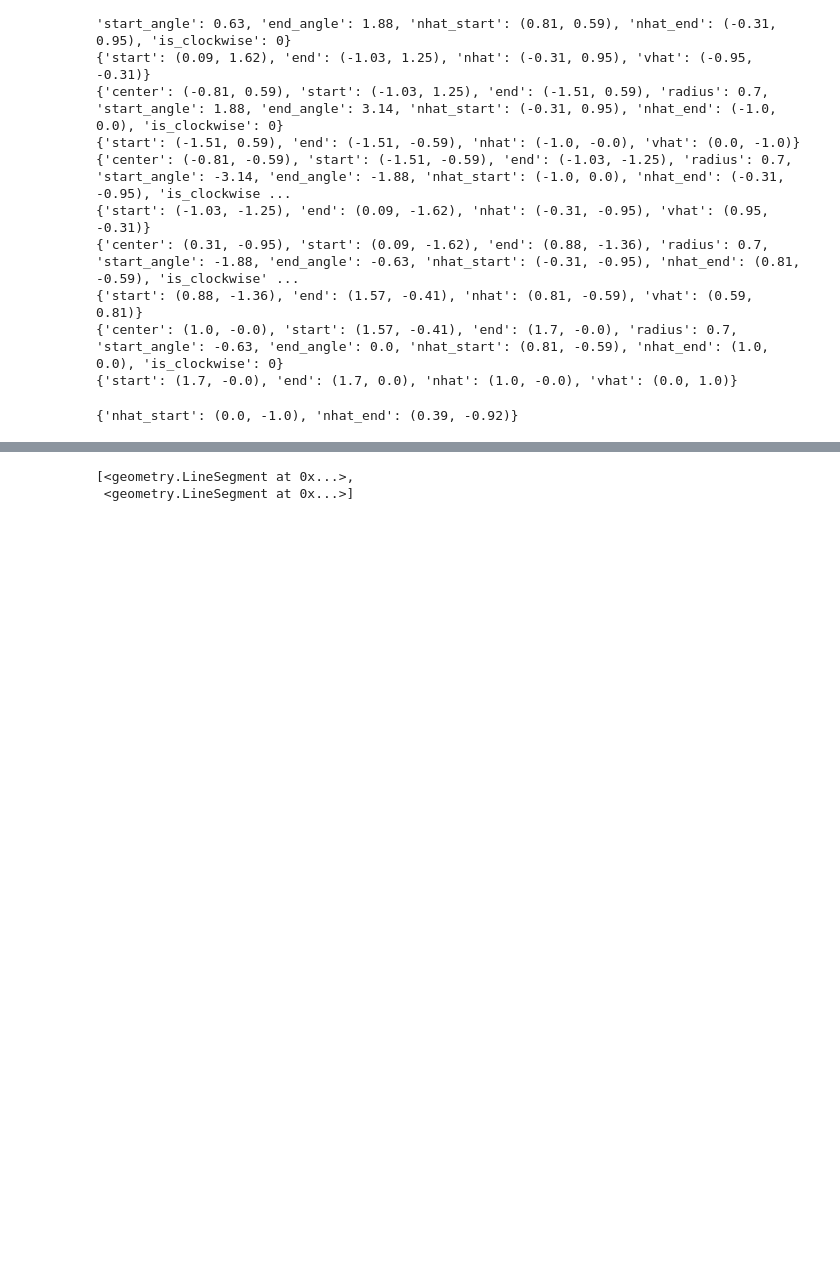
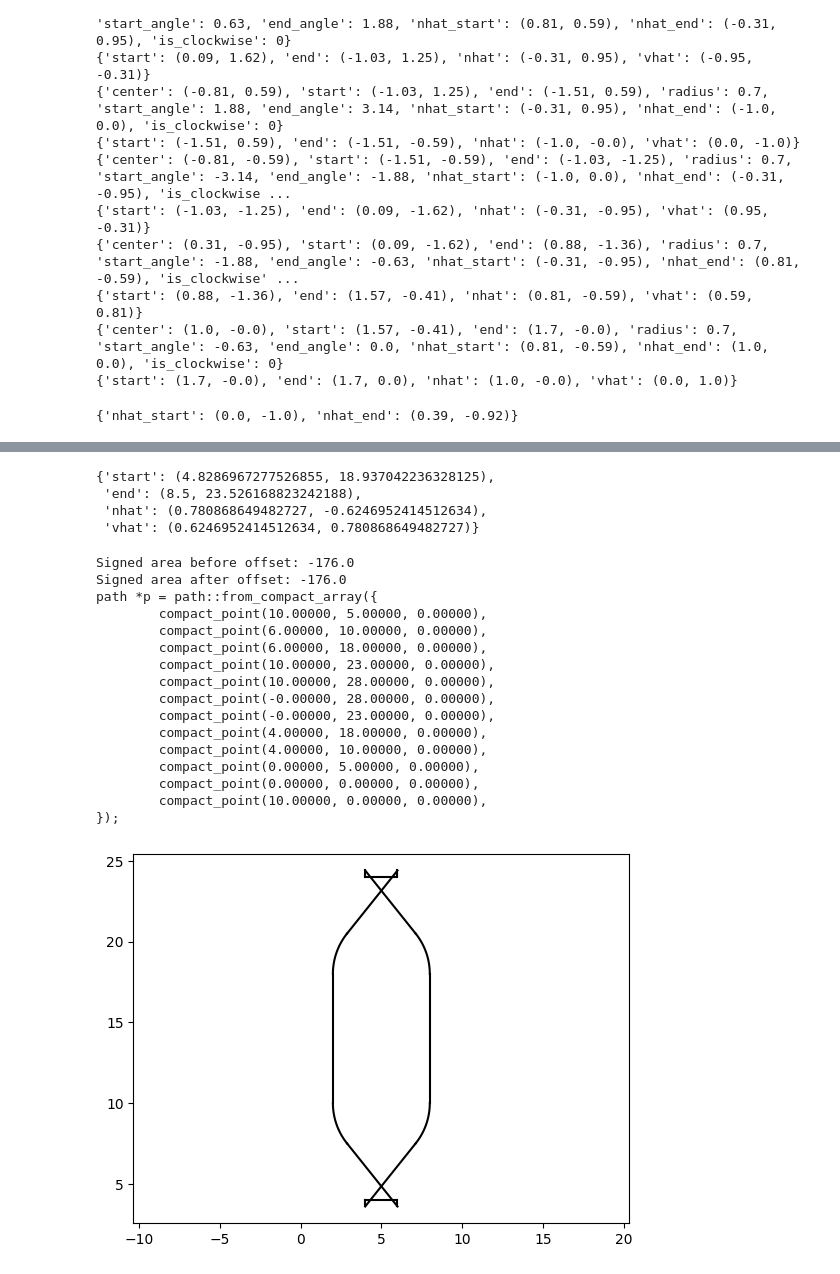
Before and after one commit to TheMarkster/pycam, a Jupyter notebook: notebooks/cython_test.ipynb, the cells around one changed output, grey strips where cells are left out. Saved outputs shown, nothing was run; the diff lists cells and outputs as text; code cells hidden in the pictures; blank space fills up the shorter version.

```diff
--- a/notebooks/cython_test.ipynb
+++ b/notebooks/cython_test.ipynb
@@ -193,5 +303,40 @@ Vec2D(0.0, 0.0)
+# %%
+path.segments()[4].to_dict()
+# %% [output]
+{'start': (4.8286967277526855, 18.937042236328125),
+ 'end': (8.5, 23.526168823242188),
+ 'nhat': (0.780868649482727, -0.6246952414512634),
+ 'vhat': (0.6246952414512634, 0.780868649482727)}
 # %%
-path1.segments()
+path = load_dxf("dogbone_test.dxf")
+print(f"Signed area before offset: {path.signed_area()}")
+# path = path.offset(-3)
+# draw_path(plt.gca(), path.offset(-4))
+path2 = path.offset(-4)
+draw_path(plt.gca(), path2)
+plt.axis('equal')
+print(f"Signed area after offset: {path.signed_area()}")
+
+
+
+s = path_to_cpp(path)
+pyperclip.copy(path_to_cpp(path))
+print(s)
 # %% [output]
-[<geometry.LineSegment at 0x...>,
- <geometry.LineSegment at 0x...>]
+Signed area before offset: -176.0
+Signed area after offset: -176.0
+path *p = path::from_compact_array({
+        compact_point(10.00000, 5.00000, 0.00000),
+        compact_point(6.00000, 10.00000, 0.00000),
+        compact_point(6.00000, 18.00000, 0.00000),
+        compact_point(10.00000, 23.00000, 0.00000),
+        compact_point(10.00000, 28.00000, 0.00000),
+        compact_point(-0.00000, 28.00000, 0.00000),
+        compact_point(-0.00000, 23.00000, 0.00000),
+        compact_point(4.00000, 18.00000, 0.00000),
+        compact_point(4.00000, 10.00000, 0.00000),
+        compact_point(0.00000, 5.00000, 0.00000),
+        compact_point(0.00000, 0.00000, 0.00000),
+        compact_point(10.00000, 0.00000, 0.00000),
+});
+[figure, added]
```
Also changed, not shown: parts of 12 cells of this notebook, 21 other files.
